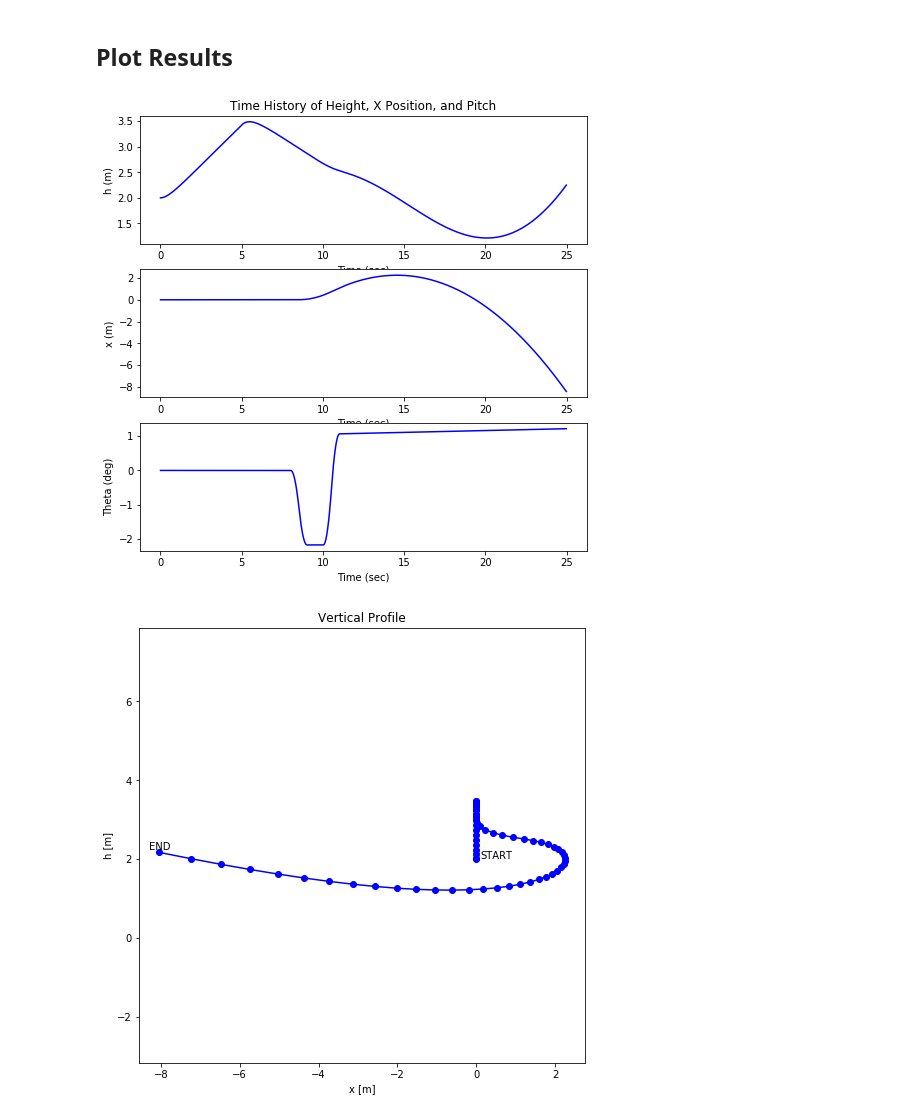
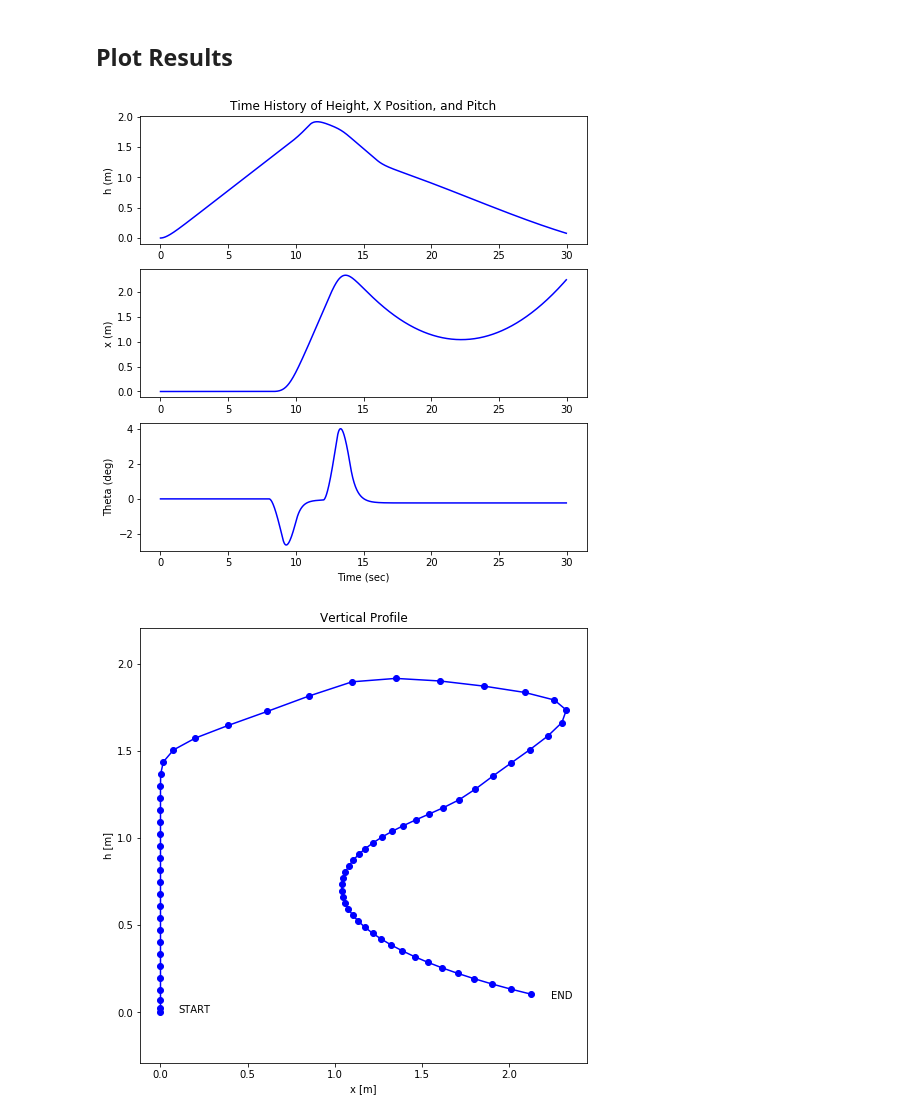
Before and after one commit to charlestytler/QuadcopterSim, a Jupyter notebook: Quad_6DOF_Sim.ipynb, the cells around one changed output. Cells and saved outputs as stored; diff of their text form; code cells hidden in the pictures.

```diff
--- a/Quad_6DOF_Sim.ipynb
+++ b/Quad_6DOF_Sim.ipynb
@@ -42,7 +42,7 @@ DTR = 1/57.3; RTD = 57.3
 
 # Simulation time and model parameters
 tstep = 0.02            # Sampling time (sec)
-simulation_time = 25   # Length of time to run simulation (sec)
+simulation_time = 30   # Length of time to run simulation (sec)
 t = np.arange(0,simulation_time,tstep)   # time array
 
 # Model size
@@ -53,7 +53,7 @@ n_inputs = 4   # Number of inputs
 # Initialize State Conditions
 x = np.zeros((n_states,np.size(t)))  # time history of state vectors
 # Initial height
-x[11,0] = 2.0
+x[11,0] = 0.0
 
 
 # Initialize inputs
@@ -330,24 +332,30 @@ def controlInputs(x, t):
     climb_cmd = 0
     yaw_cmd = 0
 
-    # Example control inputs to test dynamics:
-    if t < 5.0:
-        climb_cmd = 700
+    # Example open loop control inputs to test dynamics:
+    #  Climb
+    if t < 11.0:
+        climb_cmd = 500
 
+    #  Pitch Forward
     if t > 8.0:
         pitch_cmd = -10
-    if t > 8.5:
+    if t > 9.0:
         pitch_cmd = 10
-    if t > 9.0:
+    if t > 10.0:
         pitch_cmd = 0
 
-    if t > 10.0:
+    #  Pitch Backward
+    if t > 12.0:
         pitch_cmd = 15
-    if t > 10.5:
+    if t > 13.0:
         pitch_cmd = -15
-    if t > 11.0:
+    if t > 14.0:
         pitch_cmd = 0
 
+    #  Increase lift
+    if t > 16.0:
+        climb_cmd = 150
 
 
     # RPM command based on pitch, roll, climb, yaw commands
@@ -398,41 +406,41 @@ plt.figure(1, figsize=(8,8))
 plt.subplot(311)
 plt.plot(t,x[11,:],'b',label='h')
 plt.ylabel('h (m)')
-plt.xlabel('Time (sec)')
+#plt.xlabel('Time (sec)')
 #plt.legend(loc='best')
 plt.title('Time History of Height, X Position, and Pitch')
 
 plt.subplot(312)
 plt.plot(t,x[9,:],'b',label='x')
 plt.ylabel('x (m)')
-plt.xlabel('Time (sec)')
+#plt.xlabel('Time (sec)')
 
 plt.subplot(313)
 plt.plot(t,x[7,:]*RTD,'b',label='theta')
 plt.ylabel('Theta (deg)')
 plt.xlabel('Time (sec)')
 
 plt.figure(2, figsize=(8,8))
 ax = plt.subplot(1,1,1)
 plt.plot(x[9,0:-1:20],x[11,0:-1:20],'bo-',label='y')
-plt.text(x[9,0] + 0.1,x[11,0],'START')
-plt.text(x[9,-1] + 0.1,x[11,-1],'END')
+plt.text(x[9,0] + 0.1, x[11,0],'START')
+plt.text(x[9,-1], x[11,-1],'END')
 plt.ylabel('h [m]'); plt.xlabel('x [m]')
 ax.axis('equal')
 #plt.legend(loc='best')
 plt.title('Vertical Profile')
 
 plt.figure(3, figsize=(8,4))
 plt.plot(t[0:-1],u[0,0:-1],'b',label='T1')
 plt.plot(t[0:-1],u[1,0:-1],'g',label='T2')
 plt.plot(t[0:-1],u[2,0:-1],'r',label='T3')
 plt.plot(t[0:-1],u[3,0:-1],'y',label='T4')
 plt.xlabel('Time (sec)')
 plt.ylabel('Propeller RPM')
 plt.legend(loc='best')
 plt.title('Time History of Control Inputs')
 
 plt.show()
 # %% [output]
-[figure, old version]
+[figure, new version]
-[figure, old version]
+[figure, new version]
```
Also changed, not shown: parts of 2 cells of this notebook.
